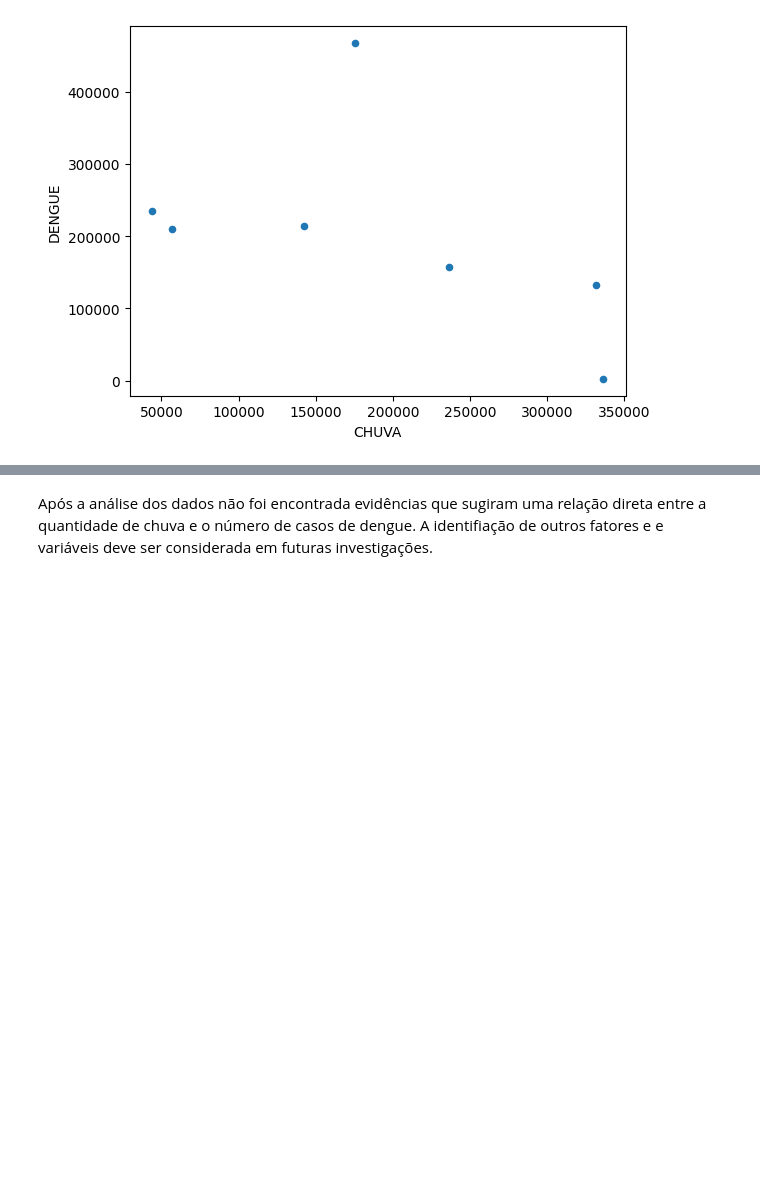
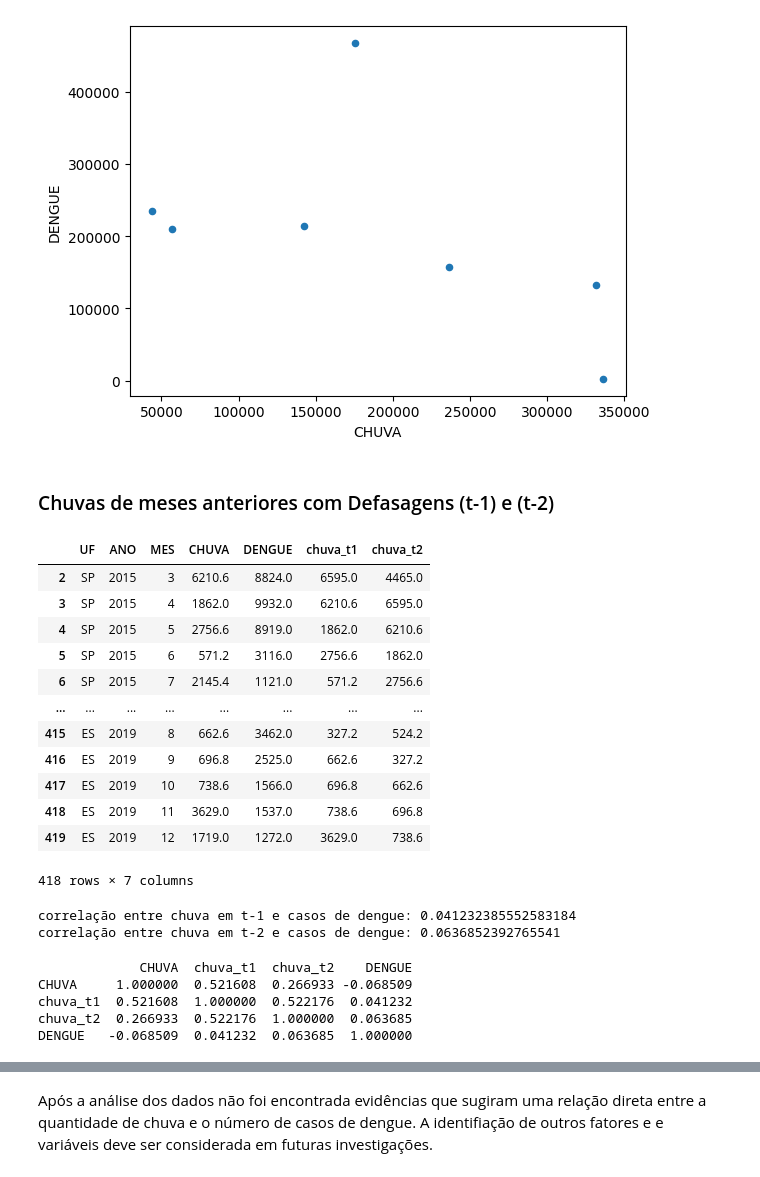
Before and after one commit to tiago-ro/dados_chuva_casos_dengue, a Jupyter notebook: notebook.ipynb, the cells around one changed output, grey strips where cells are left out. Drawn from its saved outputs; the diff is of its cells as text; code cells hidden in the pictures; blank space fills up the shorter version.

```diff
--- a/notebook.ipynb
+++ b/notebook.ipynb
@@ -107,3 +109,33 @@ A correlação entre Chuva e Dengue é -0.07
 chuva_e_casos.plot.scatter('CHUVA', 'DENGUE');
 # %% [output]
 [figure]
+# %% [markdown]
+### Chuvas de meses anteriores com Defasagens (t-1) e (t-2)
+# %%
+df_completo = df
+df_completo['chuva_t1'] = df['CHUVA'].shift(1)
+df_completo['chuva_t2'] = df['CHUVA'].shift(2)
+df_completo_clean = df_completo.dropna()
+df_completo_clean
+# %% [output]
+|  | UF | ANO | MES | CHUVA | DENGUE | chuva_t1 | chuva_t2 |
+| 2 | SP | 2015 | 3 | 6210.6 | 8824.0 | 6595.0 | 4465.0 |
+| 3 | SP | 2015 | 4 | 1862.0 | 9932.0 | 6210.6 | 6595.0 |
+| 4 | SP | 2015 | 5 | 2756.6 | 8919.0 | 1862.0 | 6210.6 |
+| 5 | SP | 2015 | 6 | 571.2 | 3116.0 | 2756.6 | 1862.0 |
+| 6 | SP | 2015 | 7 | 2145.4 | 1121.0 | 571.2 | 2756.6 |
+| ... | ... | ... | ... | ... | ... | ... | ... |
+| 415 | ES | 2019 | 8 | 662.6 | 3462.0 | 327.2 | 524.2 |
+| 416 | ES | 2019 | 9 | 696.8 | 2525.0 | 662.6 | 327.2 |
+| 417 | ES | 2019 | 10 | 738.6 | 1566.0 | 696.8 | 662.6 |
+| 418 | ES | 2019 | 11 | 3629.0 | 1537.0 | 738.6 | 696.8 |
+| 419 | ES | 2019 | 12 | 1719.0 | 1272.0 | 3629.0 | 738.6 |
+418 rows × 7 columns
+# %%
+correlacao_t1 = df_completo_clean['chuva_t1'].corr(df_completo_clean['DENGUE'])
+correlacao_t2 = df_completo_clean['chuva_t2'].corr(df_completo_clean['DENGUE'])
+print(f'correlação entre chuva em t-1 e casos de dengue: {correlacao_t1}')
+print(f'correlação entre chuva em t-2 e casos de dengue: {correlacao_t2}')
+# %% [output]
+correlação entre chuva em t-1 e casos de dengue: 0.041232385552583184
+correlação entre chuva em t-2 e casos de dengue: 0.0636852392765541
@@ -109,0 +145,8 @@ chuva_e_casos.plot.scatter('CHUVA', 'DENGUE');
+# %%
+print(df_completo_clean[['CHUVA', 'chuva_t1', 'chuva_t2', 'DENGUE']].corr())
+# %% [output]
+             CHUVA  chuva_t1  chuva_t2    DENGUE
+CHUVA     1.000000  0.521608  0.266933 -0.068509
+chuva_t1  0.521608  1.000000  0.522176  0.041232
+chuva_t2  0.266933  0.522176  1.000000  0.063685
+DENGUE   -0.068509  0.041232  0.063685  1.000000
```
Also changed, not shown: parts of 4 cells of this notebook.
